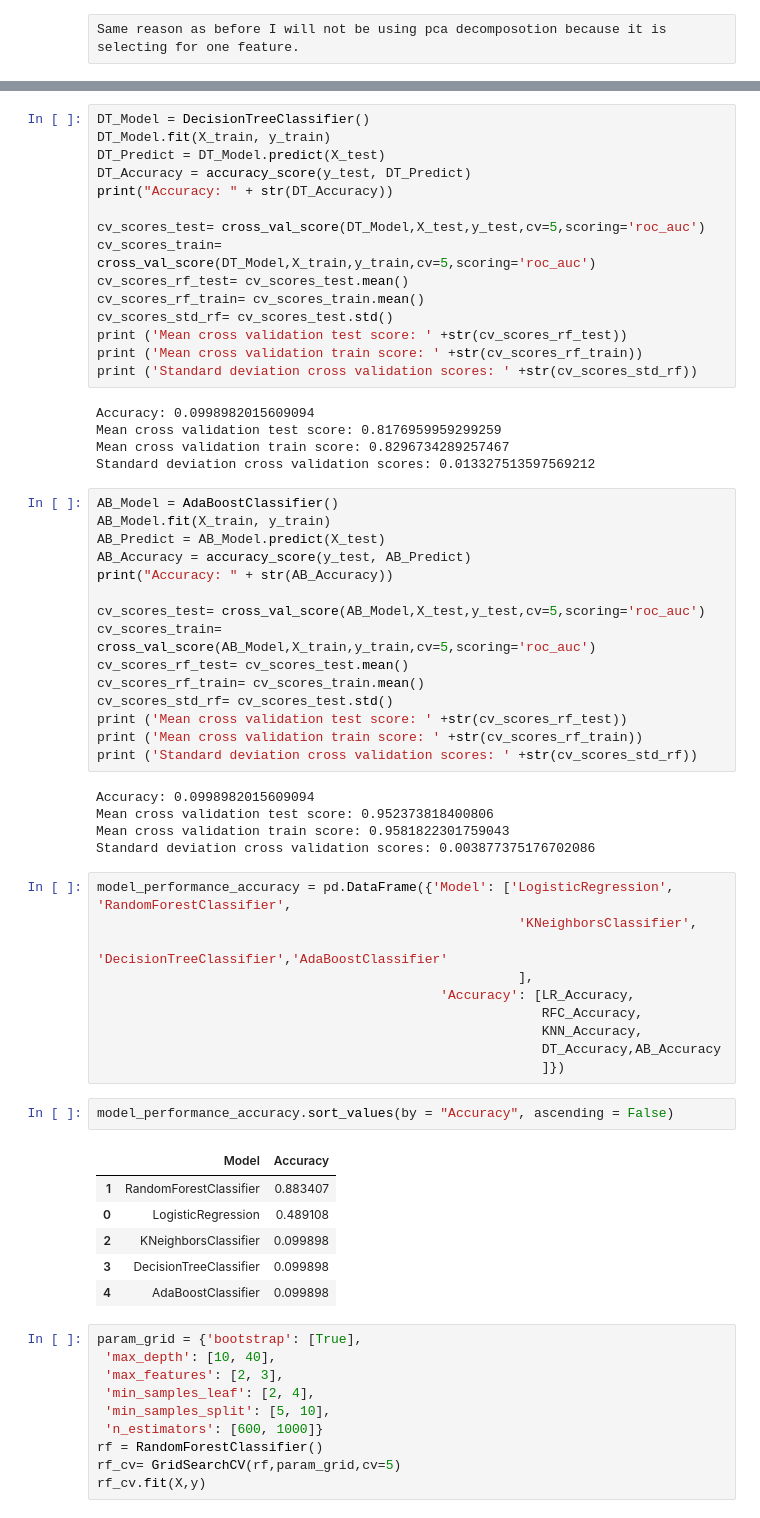
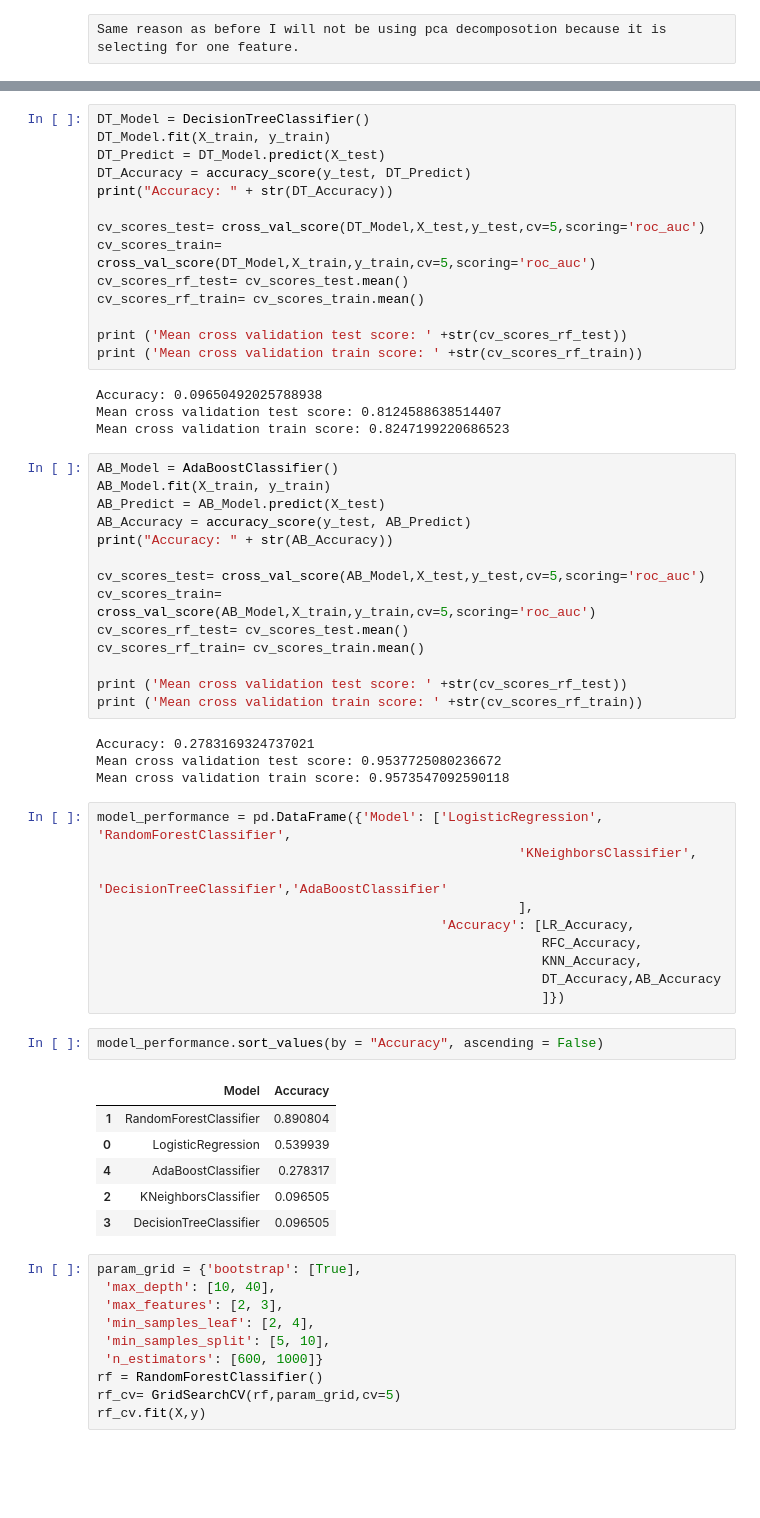
Before and after one commit to seguln36/Capstone-2, a Jupyter notebook: Machine Learning/Modeling.ipynb, the cells around one changed output, grey strips where cells are left out. Drawn from its saved outputs; the diff is of its cells as text; blank space fills up the shorter version.

```diff
--- a/Machine Learning/Modeling.ipynb
+++ b/Machine Learning/Modeling.ipynb
@@ -499,15 +478,13 @@ cv_scores_test= cross_val_score(DT_Model,X_test,y_test,cv=5,scoring='roc_auc')
 cv_scores_train= cross_val_score(DT_Model,X_train,y_train,cv=5,scoring='roc_auc')
 cv_scores_rf_test= cv_scores_test.mean()
 cv_scores_rf_train= cv_scores_train.mean()
-cv_scores_std_rf= cv_scores_test.std()
+
 print ('Mean cross validation test score: ' +str(cv_scores_rf_test))
 print ('Mean cross validation train score: ' +str(cv_scores_rf_train))
-print ('Standard deviation cross validation scores: ' +str(cv_scores_std_rf))
 # %% [output]
-Accuracy: 0.0998982015609094
-Mean cross validation test score: 0.8176959959299259
-Mean cross validation train score: 0.8296734289257467
-Standard deviation cross validation scores: 0.013327513597569212
+Accuracy: 0.09650492025788938
+Mean cross validation test score: 0.8124588638514407
+Mean cross validation train score: 0.8247199220686523
 # %%
 AB_Model = AdaBoostClassifier()
 AB_Model.fit(X_train, y_train)
@@ -519,17 +496,15 @@ cv_scores_test= cross_val_score(AB_Model,X_test,y_test,cv=5,scoring='roc_auc')
 cv_scores_train= cross_val_score(AB_Model,X_train,y_train,cv=5,scoring='roc_auc')
 cv_scores_rf_test= cv_scores_test.mean()
 cv_scores_rf_train= cv_scores_train.mean()
-cv_scores_std_rf= cv_scores_test.std()
+
 print ('Mean cross validation test score: ' +str(cv_scores_rf_test))
 print ('Mean cross validation train score: ' +str(cv_scores_rf_train))
-print ('Standard deviation cross validation scores: ' +str(cv_scores_std_rf))
 # %% [output]
-Accuracy: 0.0998982015609094
-Mean cross validation test score: 0.952373818400806
-Mean cross validation train score: 0.9581822301759043
-Standard deviation cross validation scores: 0.003877375176702086
+Accuracy: 0.2783169324737021
+Mean cross validation test score: 0.9537725080236672
+Mean cross validation train score: 0.9573547092590118
 # %%
-model_performance_accuracy = pd.DataFrame({'Model': ['LogisticRegression', 'RandomForestClassifier',
+model_performance = pd.DataFrame({'Model': ['LogisticRegression', 'RandomForestClassifier',
                                                       'KNeighborsClassifier',
                                                       'DecisionTreeClassifier','AdaBoostClassifier'
                                                       ],
@@ -539,14 +514,14 @@ model_performance_accuracy = pd.DataFrame({'Model': ['LogisticRegression', 'Rand
                                                          DT_Accuracy,AB_Accuracy
                                                          ]})
 # %%
-model_performance_accuracy.sort_values(by = "Accuracy", ascending = False)
+model_performance.sort_values(by = "Accuracy", ascending = False)
 # %% [output]
 |  | Model | Accuracy |
-| 1 | RandomForestClassifier | 0.883407 |
-| 0 | LogisticRegression | 0.489108 |
-| 2 | KNeighborsClassifier | 0.099898 |
-| 3 | DecisionTreeClassifier | 0.099898 |
-| 4 | AdaBoostClassifier | 0.099898 |
+| 1 | RandomForestClassifier | 0.890804 |
+| 0 | LogisticRegression | 0.539939 |
+| 4 | AdaBoostClassifier | 0.278317 |
+| 2 | KNeighborsClassifier | 0.096505 |
+| 3 | DecisionTreeClassifier | 0.096505 |
 # %%
 param_grid = {'bootstrap': [True],
  'max_depth': [10, 40],
```
Also changed, not shown: parts of 20 cells of this notebook.
